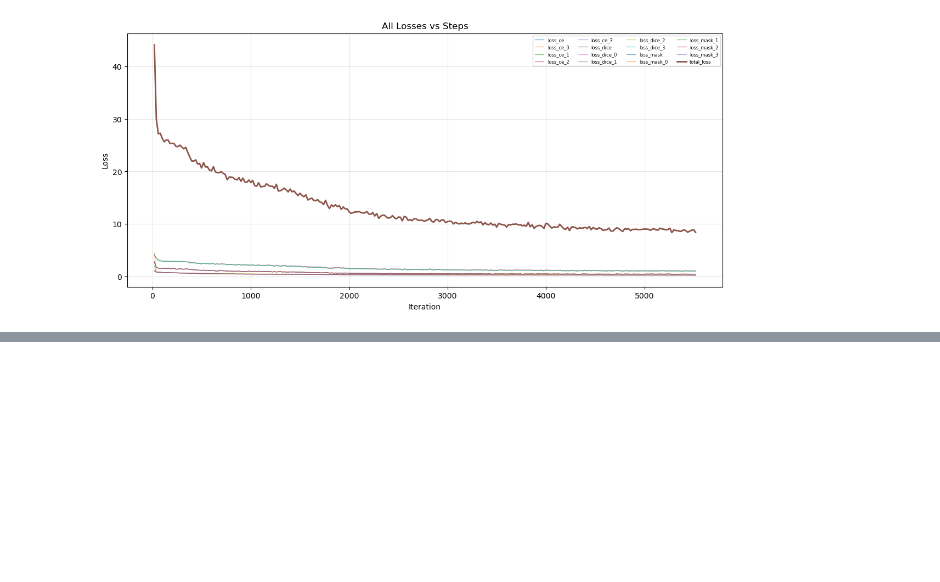
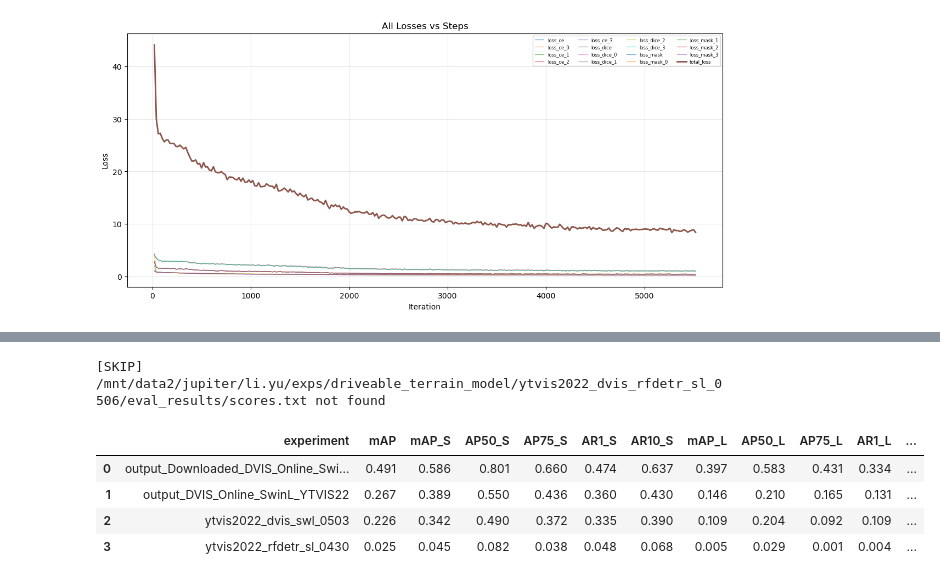
Before and after one commit to liyubrt/DVIS, a Jupyter notebook: plot_losses.ipynb, the cells around one changed output, grey strips where cells are left out. Saved outputs shown, nothing was run; the diff lists cells and outputs as text; code cells hidden in the pictures; blank space fills up the shorter version.

```diff
--- a/plot_losses.ipynb
+++ b/plot_losses.ipynb
@@ -1,5 +1,8 @@
 # %%
 import json
 import re
+import os
+import pandas as pd
+pd.options.display.float_format = '{:.3f}'.format
 import matplotlib.pyplot as plt
 from collections import defaultdict
@@ -92,0 +183,17 @@ model = RFDETRSegLarge()
+# %%
+# Read scores.txt from each experiment and display as a table
+exps = [
+    "output_Downloaded_DVIS_Online_SwinL_YTVIS21_on_YTVIS22",  # Author released weights
+    "output_DVIS_Online_SwinL_YTVIS22/",  # SwinL direct training DVIS
+    "/mnt/data2/jupiter/li.yu/exps/driveable_terrain_model/ytvis2022_dvis_swl_0503/",  # Finetune SwinL on YTVIS first and train DVIS
+    "/mnt/data2/jupiter/li.yu/exps/driveable_terrain_model/ytvis2022_rfdetr_sl_0430/",  # RF-DETR direct training DVIS
+    "/mnt/data2/jupiter/li.yu/exps/driveable_terrain_model/ytvis2022_dvis_rfdetr_sl_0506/",  # Finetune RF-DETR on YTVIS first and train DVIS
+]
+display_scores_table(exps)
+# %% [output]
+[SKIP] /mnt/data2/jupiter/li.yu/exps/driveable_terrain_model/ytvis2022_dvis_rfdetr_sl_0506/eval_results/scores.txt not found
+|  | experiment | mAP | mAP_S | AP50_S | AP75_S | AR1_S | AR10_S | mAP_L | AP50_L | AP75_L | AR1_L | ... |
+| 0 | output_Downloaded_DVIS_Online_Swi... | 0.491 | 0.586 | 0.801 | 0.660 | 0.474 | 0.637 | 0.397 | 0.583 | 0.431 | 0.334 | ... |
+| 1 | output_DVIS_Online_SwinL_YTVIS22 | 0.267 | 0.389 | 0.550 | 0.436 | 0.360 | 0.430 | 0.146 | 0.210 | 0.165 | 0.131 | ... |
+| 2 | ytvis2022_dvis_swl_0503 | 0.226 | 0.342 | 0.490 | 0.372 | 0.335 | 0.390 | 0.109 | 0.204 | 0.092 | 0.109 | ... |
+| 3 | ytvis2022_rfdetr_sl_0430 | 0.025 | 0.045 | 0.082 | 0.038 | 0.048 | 0.068 | 0.005 | 0.029 | 0.001 | 0.004 | ... |
```
Also changed, not shown: parts of 6 cells of this notebook, 10 other files.
